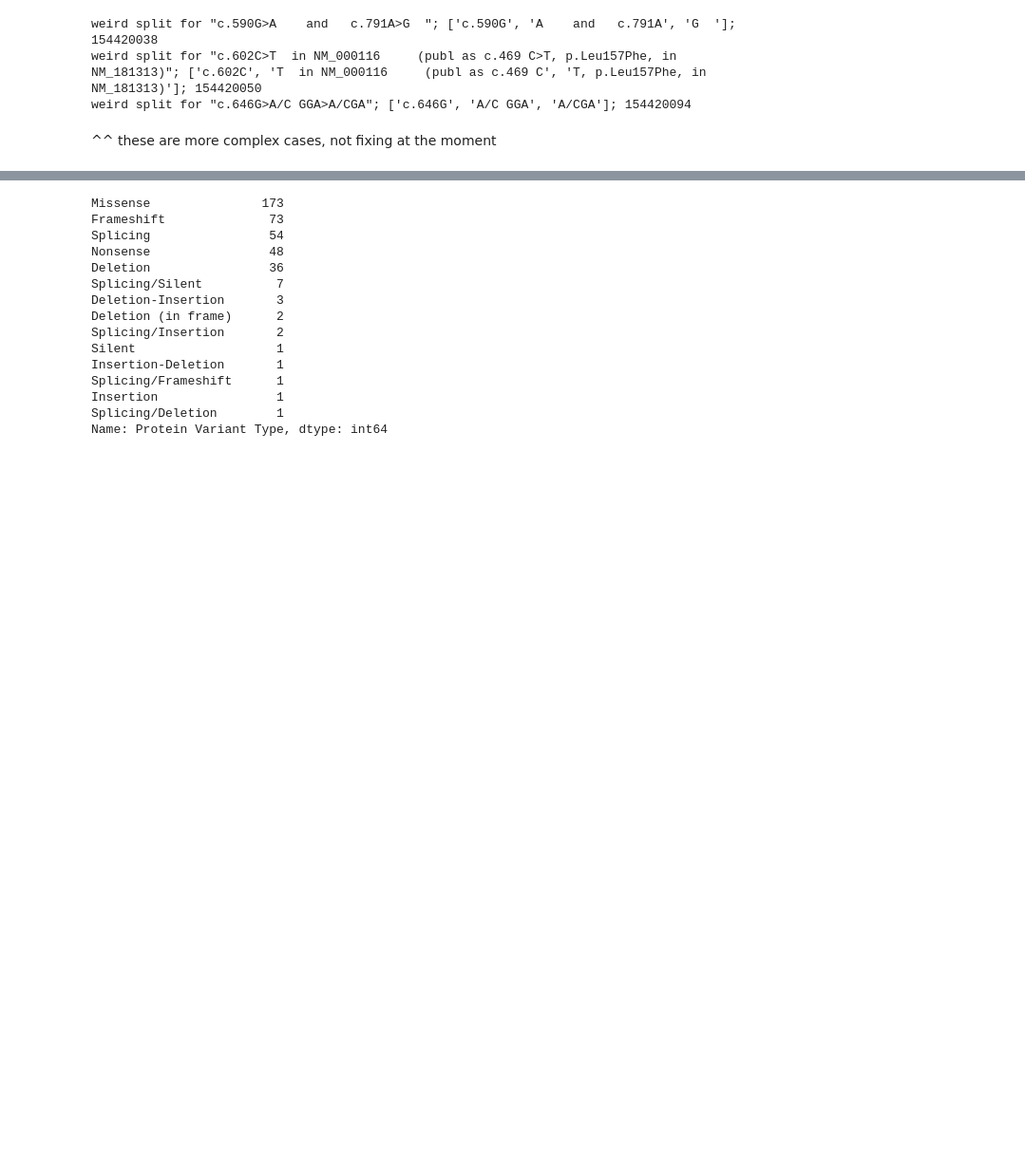
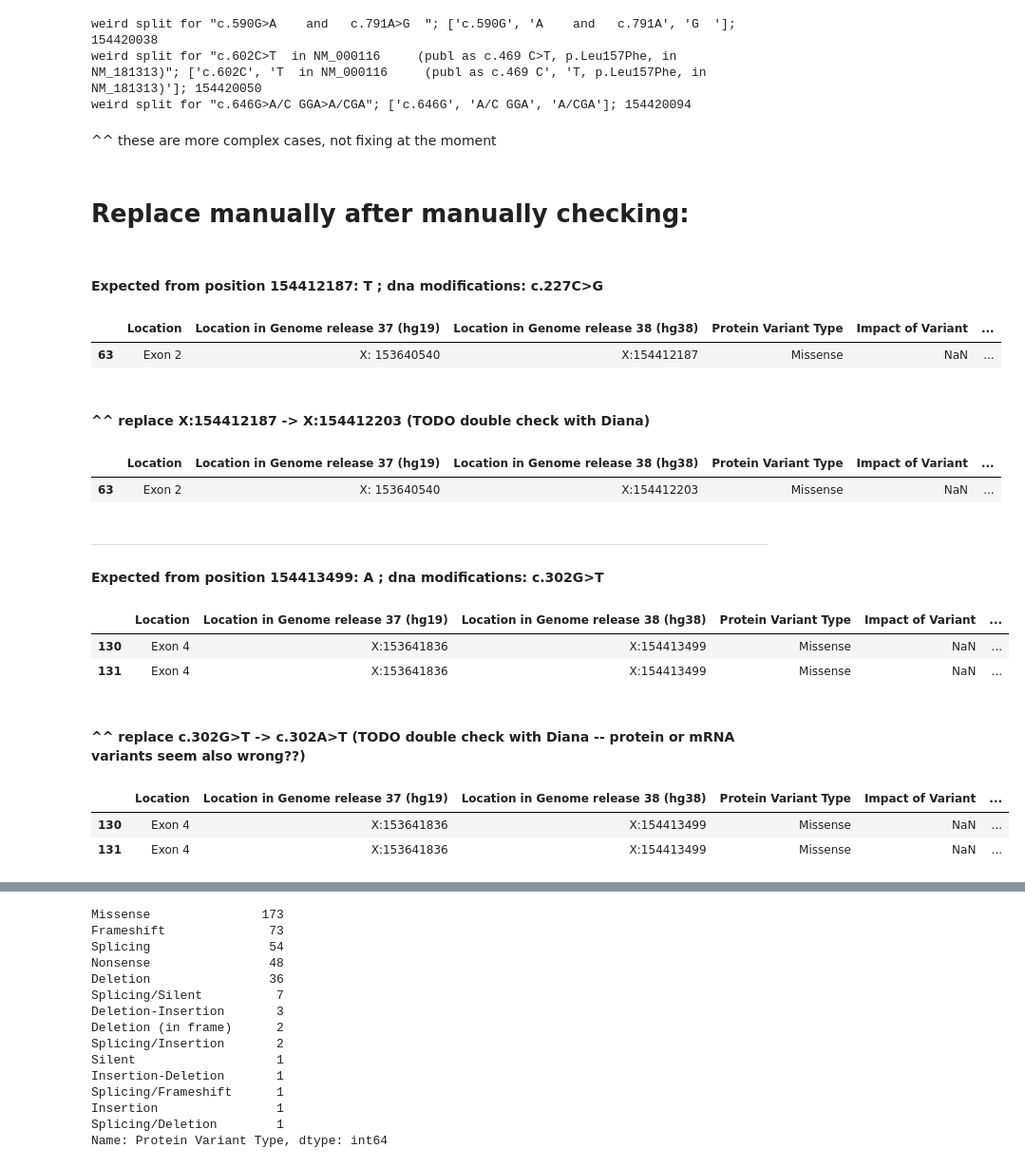
Before and after one commit to zdenkas/human-tafazzin-variants-database, a Jupyter notebook: notebooks/00020_fix_positions.ipynb, the cells around one changed output, grey strips where cells are left out. Shown at 95% size. Saved outputs shown, nothing was run; the diff lists cells and outputs as text; code cells hidden in the pictures; blank space fills up the shorter version.

```diff
--- a/notebooks/00020_fix_positions.ipynb
+++ b/notebooks/00020_fix_positions.ipynb
@@ -163,3 +164,35 @@ weird split for "c.602C>T  in NM_000116     (publ as c.469 C>T, p.Leu157Phe, in
 weird split for "c.646G>A/C GGA>A/CGA"; ['c.646G', 'A/C GGA', 'A/CGA']; 154420094
 # %% [markdown]
 ^^ these are more complex cases, not fixing at the moment
+# %% [markdown]
+# Replace manually after manually checking:
+# %% [markdown]
+#### Expected from position 154412187: T ; dna modifications: c.227C>G
+# %%
+# old version:
+df_pathogenic[df_pathogenic['DNA Modifications'] == 'c.227C>G']
+# %% [output]
+|  | Location | Location in Genome release 37 (hg19) | Location in Genome release 38 (hg38) | Protein Variant Type | Impact of Variant | ... |
+| 63 | Exon 2 | X: 153640540 | X:154412187 | Missense | NaN | ... |
+# %% [markdown]
+#### ^^ replace X:154412187 -> X:154412203 (TODO double check with Diana)
+# %%
+df_pathogenic.at[63, loc_38_col] = 'X:154412203'
+# %%
+# new version:
+df_pathogenic[df_pathogenic['DNA Modifications'] == 'c.227C>G']
+# %% [output]
+|  | Location | Location in Genome release 37 (hg19) | Location in Genome release 38 (hg38) | Protein Variant Type | Impact of Variant | ... |
+| 63 | Exon 2 | X: 153640540 | X:154412203 | Missense | NaN | ... |
+# %% [markdown]
+-----------------------------------
+#### Expected from position 154413499: A ; dna modifications: c.302G>T
+# %%
+# old version:
+df_pathogenic[df_pathogenic[loc_38_col] == 'X:154413499']
+# %% [output]
+|  | Location | Location in Genome release 37 (hg19) | Location in Genome release 38 (hg38) | Protein Variant Type | Impact of Variant | ... |
+| 130 | Exon 4 | X:153641836 | X:154413499 | Missense | NaN | ... |
+| 131 | Exon 4 | X:153641836 | X:154413499 | Missense | NaN | ... |
+# %% [markdown]
+#### ^^ replace c.302G>T -> c.302A>T (TODO double check with Diana -- protein or mRNA variants seem also wrong??)
@@ -165,0 +201,7 @@ weird split for "c.646G>A/C GGA>A/CGA"; ['c.646G', 'A/C GGA', 'A/CGA']; 15442009
+# %%
+# new version:
+df_pathogenic[df_pathogenic[loc_38_col] == 'X:154413499']
+# %% [output]
+|  | Location | Location in Genome release 37 (hg19) | Location in Genome release 38 (hg38) | Protein Variant Type | Impact of Variant | ... |
+| 130 | Exon 4 | X:153641836 | X:154413499 | Missense | NaN | ... |
+| 131 | Exon 4 | X:153641836 | X:154413499 | Missense | NaN | ... |
```
Also changed, not shown: parts of 20 cells of this notebook.
